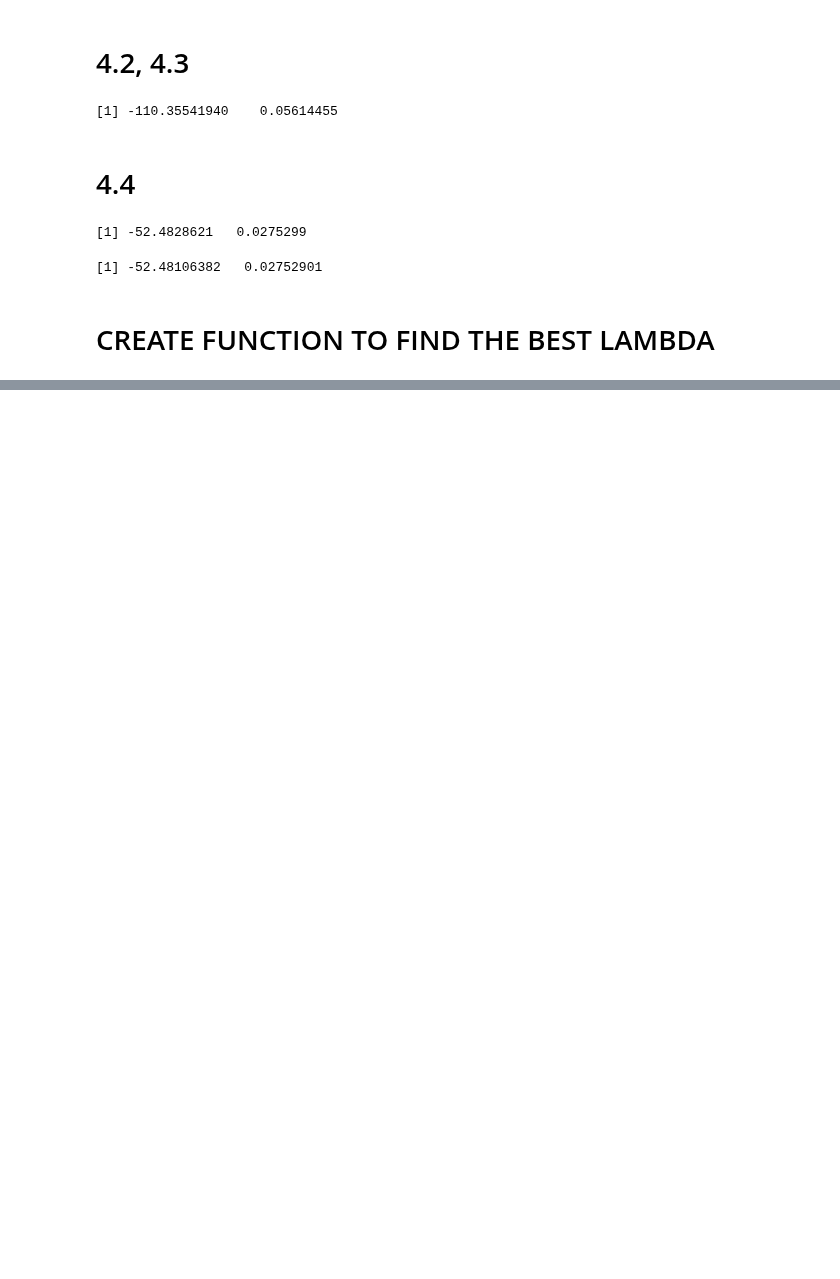
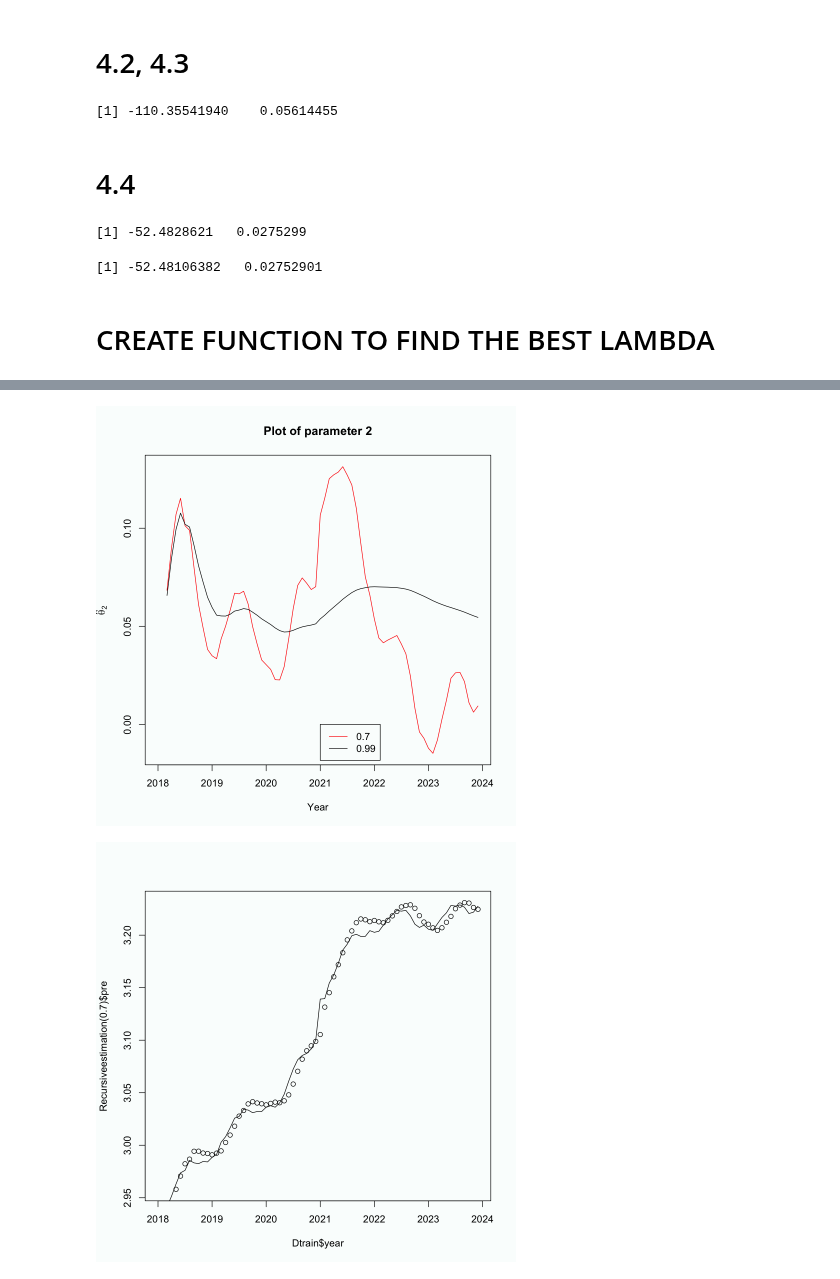
Before and after one commit to mathilderask/TimeSeriesAnalysis, a Jupyter notebook: 4.ipynb, the cells around one changed output, grey strips where cells are left out. Saved outputs shown, nothing was run; the diff lists cells and outputs as text; code cells hidden in the pictures; blank space fills up the shorter version.

```diff
--- a/4.ipynb
+++ b/4.ipynb
@@ -194,0 +186,13 @@ abline(h = 0, col = "blue", lty = 1)
+# %%
+par(bg = "#fafdfd")
+
+plot(Dtrain$year,Recursiveestimation(0.7)$par,"l",col = "red",xlab = "Year",ylab = expression(hat(theta)[2]),main = "Plot of parameter 2" )
+points(Dtrain$year,Recursiveestimation(0.99)$par,"l",col = "black")
+legend(2021,0,c("0.7","0.99"), lty=rep(1,2), col=c("red","black"))
+plot(Dtrain$year,Recursiveestimation(0.7)$pre,col = "#000000")
+points(Dtrain$year,Dtrain$total,"l")
+plot(Dtrain$year,Recursiveestimation(0.99)$err,col = "#000000")
+abline(h = 0, col = "blue", lty = 1)
+# %% [output]
+[figure, added]
+[figure, added]
```
Also changed, not shown: parts of 4 cells of this notebook, 2 other files.
